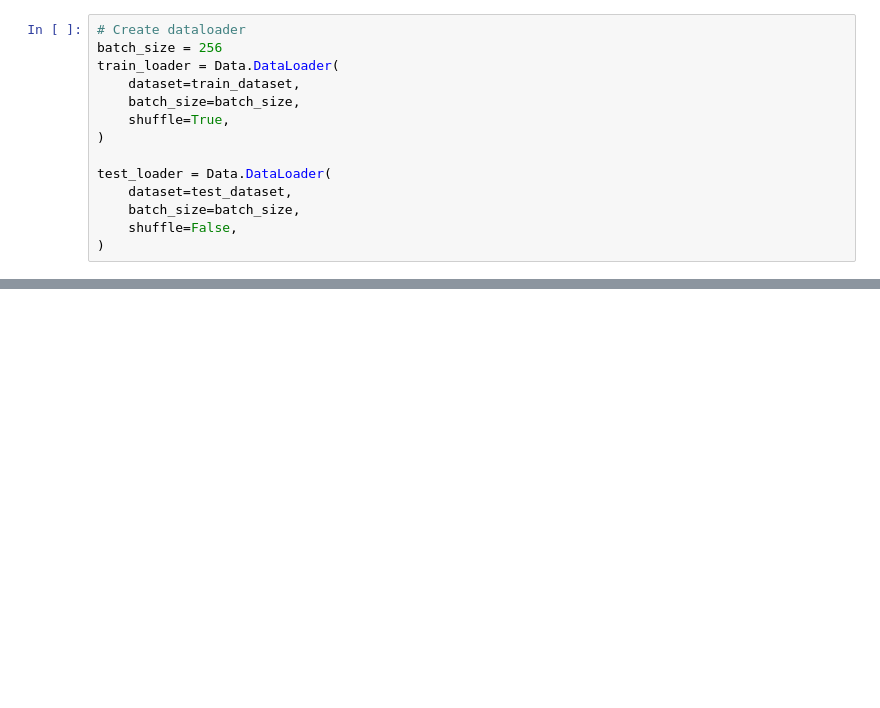
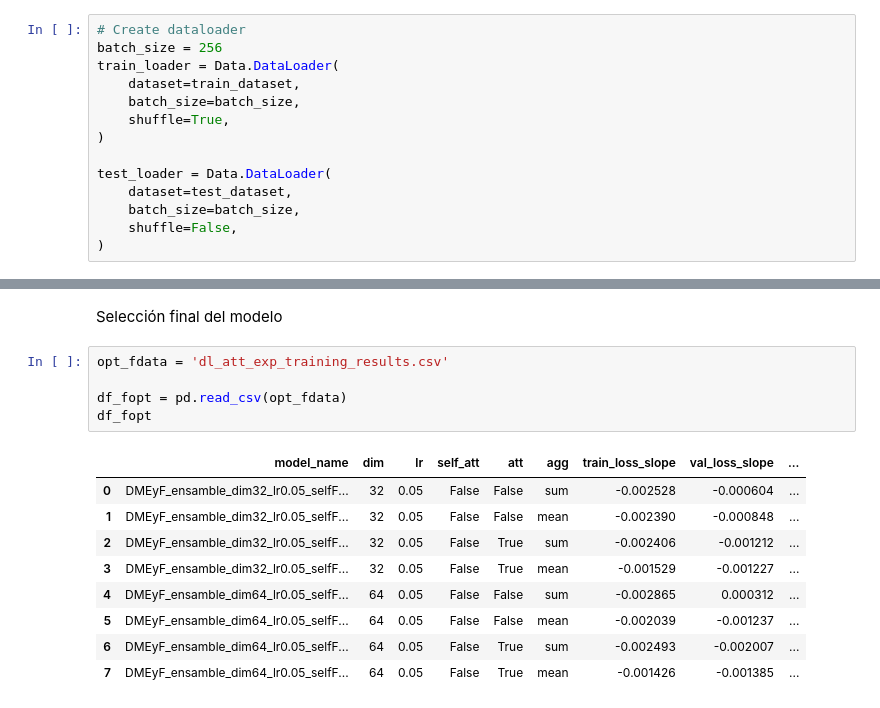
Before and after one commit to sstedoldi/dmeyf2024, a Jupyter notebook: comp_01/Script_comp01_v02_ensamble.ipynb, the cells around one changed output, grey strips where cells are left out. Drawn from its saved outputs; the diff is of its cells as text; blank space fills up the shorter version.

```diff
--- a/comp_01/Script_comp01_v02_ensamble.ipynb
+++ b/comp_01/Script_comp01_v02_ensamble.ipynb
@@ -1167,0 +1142,17 @@ Learning rate: 3.90625e-05
+# %% [markdown]
+Selección final del modelo
+# %%
+opt_fdata = 'dl_att_exp_training_results.csv'
+
+df_fopt = pd.read_csv(opt_fdata)
+df_fopt
+# %% [output]
+|  | model_name | dim | lr | self_att | att | agg | train_loss_slope | val_loss_slope | ... |
+| 0 | DMEyF_ensamble_dim32_lr0.05_selfF... | 32 | 0.05 | False | False | sum | -0.002528 | -0.000604 | ... |
+| 1 | DMEyF_ensamble_dim32_lr0.05_selfF... | 32 | 0.05 | False | False | mean | -0.002390 | -0.000848 | ... |
+| 2 | DMEyF_ensamble_dim32_lr0.05_selfF... | 32 | 0.05 | False | True | sum | -0.002406 | -0.001212 | ... |
+| 3 | DMEyF_ensamble_dim32_lr0.05_selfF... | 32 | 0.05 | False | True | mean | -0.001529 | -0.001227 | ... |
+| 4 | DMEyF_ensamble_dim64_lr0.05_selfF... | 64 | 0.05 | False | False | sum | -0.002865 | 0.000312 | ... |
+| 5 | DMEyF_ensamble_dim64_lr0.05_selfF... | 64 | 0.05 | False | False | mean | -0.002039 | -0.001237 | ... |
+| 6 | DMEyF_ensamble_dim64_lr0.05_selfF... | 64 | 0.05 | False | True | sum | -0.002493 | -0.002007 | ... |
+| 7 | DMEyF_ensamble_dim64_lr0.05_selfF... | 64 | 0.05 | False | True | mean | -0.001426 | -0.001385 | ... |
```
Also changed, not shown: parts of 58 cells of this notebook, 6 other files.
